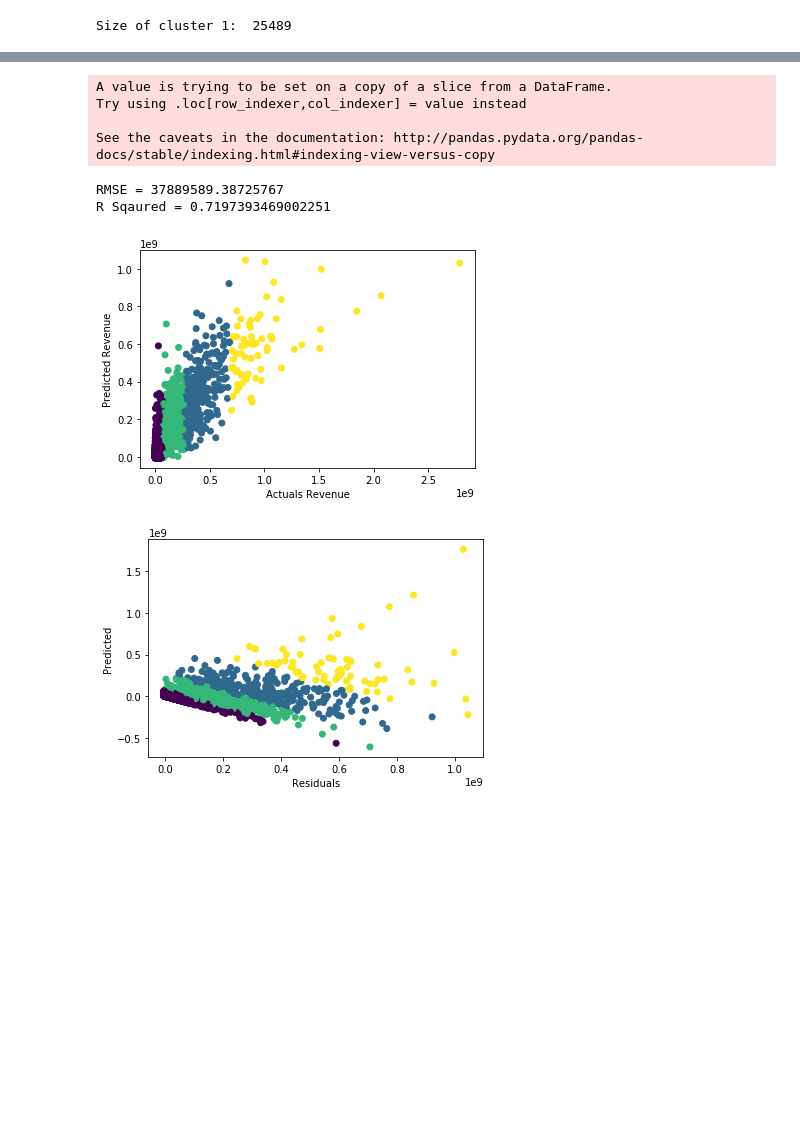
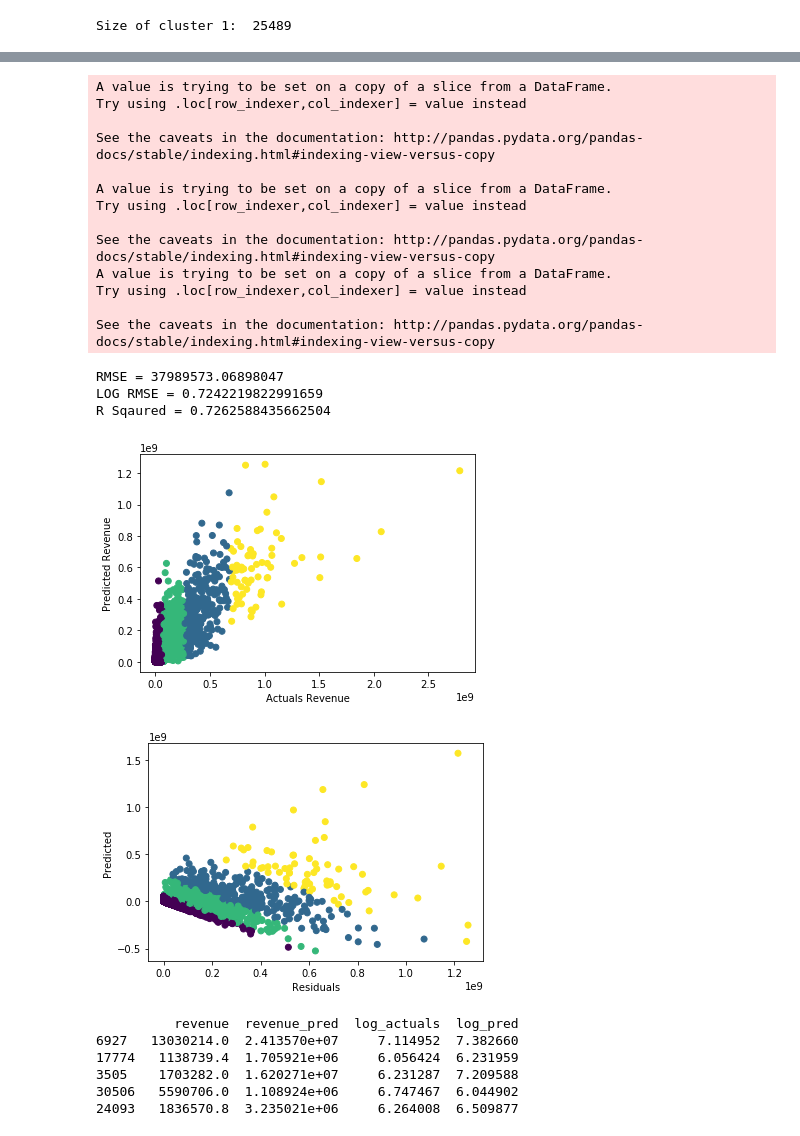
Before and after one commit to rahul-shiv/DA-2018, a Jupyter notebook: model.ipynb, the cells around one changed output, grey strips where cells are left out. Saved outputs shown, nothing was run; the diff lists cells and outputs as text; code cells hidden in the pictures; blank space fills up the shorter version.

```diff
--- a/model.ipynb
+++ b/model.ipynb
@@ -19,7 +19,7 @@ df_numeric = meta[['budget','popularity','revenue','runtime','vote_average','vot
 df_numeric.dropna(inplace=True)
 #new feature "new" has been engineered to be able to use the votes provided by viewers while trying to
 #give importance to number of voters
-df_numeric['new'] = df_numeric['vote_average']*np.power(df_numeric['vote_count'],0.8)
+df_numeric['new'] = df_numeric['vote_average']*np.power(df_numeric['vote_count'],0.9)
 train,test = train_test_split(df_numeric,test_size=0.25,random_state = 1)
 # %% [output]
 A value is trying to be set on a copy of a slice from a DataFrame
@@ -137,10 +137,14 @@ for i in range(1970,2018,5):
     dates = np.array([j for j in tdf.release_date])
     print(str(i)+" To "+str(i+5))
     print("Mean budget "+str(tdf.budget.mean()))
-
+    meaan.append(tdf.budget.mean())
 #Indicates an increase in budget over the years. Here every 5 years from 1970 onwards is taken. This is to show that the
 #inflation of the prices over the years need not be separately accounted using any factor as the budget itself is increasing
 #across the years
+rates = [meaan[i+1]/meaan[i] for i in range(len(meaan)-1)]
+rates.insert(0,1)
+rates = [i**-1 for i in rates]
+print(rates)
 # %% [output]
 1970 To 1975
 Mean budget 3974821.8489795895
@@ -168,35 +169,61 @@ from sklearn import linear_model
 from sklearn.metrics import mean_squared_error
 
 
 X = train[['budget','popularity','new']]
 release = meta[['release_date']]
 y = train[['revenue']]
 
-lm = linear_model.LinearRegression()
+lm = linear_model.LinearRegression(fit_intercept=False)
 model = lm.fit(X,y)
 predictions = lm.predict(X)
 pred = pd.DataFrame(predictions,columns=["revenue"])
 y['revenue_pred'] = predictions
 
+for i in X.index:
+    ind = (meta.iloc[i].release_date.year - 1970)//5
+    y.loc[i].revenue_pred = y.loc[i].revenue_pred*rates[ind]
+
+y['log_actuals'] = np.log10(y.revenue)
+y['log_pred'] = np.log10(y.revenue_pred)
+
 #RMSE is as follows
 print("RMSE = "+str((mean_squared_error(y.revenue,y.revenue_pred))**0.5))
+print("LOG RMSE = "+str((mean_squared_error(y.log_actuals,y.log_pred))**0.5))
 #R Sqaured is as follows
 print("R Sqaured = "+str(model.score(X,y.revenue)))
 residuals = y.revenue - y.revenue_pred
 plt.scatter(y.revenue,y.revenue_pred,c=kmeans.labels_)
 plt.xlabel("Actuals Revenue")
 plt.ylabel("Predicted Revenue")
 plt.show()
 plt.scatter(y.revenue_pred,residuals,c=kmeans.labels_)
 plt.xlabel("Residuals")
 plt.ylabel("Predicted")
 plt.show()
+
+print(y[6927].revenue_pred)
 # %% [output]
 A value is trying to be set on a copy of a slice from a DataFrame.
 Try using .loc[row_indexer,col_indexer] = value instead
 
 See the caveats in the documentation: http://pandas.pydata.org/pandas-docs/stable/indexing.html#indexing-view-versus-copy
+
+A value is trying to be set on a copy of a slice from a DataFrame.
+Try using .loc[row_indexer,col_indexer] = value instead
+
+See the caveats in the documentation: http://pandas.pydata.org/pandas-docs/stable/indexing.html#indexing-view-versus-copy
+A value is trying to be set on a copy of a slice from a DataFrame.
+Try using .loc[row_indexer,col_indexer] = value instead
+
+See the caveats in the documentation: http://pandas.pydata.org/pandas-docs/stable/indexing.html#indexing-view-versus-copy
-RMSE = 37889589.38725767
-R Sqaured = 0.7197393469002251
+RMSE = 37989573.06898047
+LOG RMSE = 0.7242219822991659
+R Sqaured = 0.7262588435662504
-[figure, old version]
+[figure, new version]
-[figure, old version]
+[figure, new version]
+          revenue  revenue_pred  log_actuals  log_pred
+6927   13030214.0  2.413570e+07     7.114952  7.382660
+17774   1138739.4  1.705921e+06     6.056424  6.231959
+3505    1703282.0  1.620271e+07     6.231287  7.209588
+30506   5590706.0  1.108924e+06     6.747467  6.044902
+24093   1836570.8  3.235021e+06     6.264008  6.509877
```
Also changed, not shown: parts of 4 cells of this notebook.
